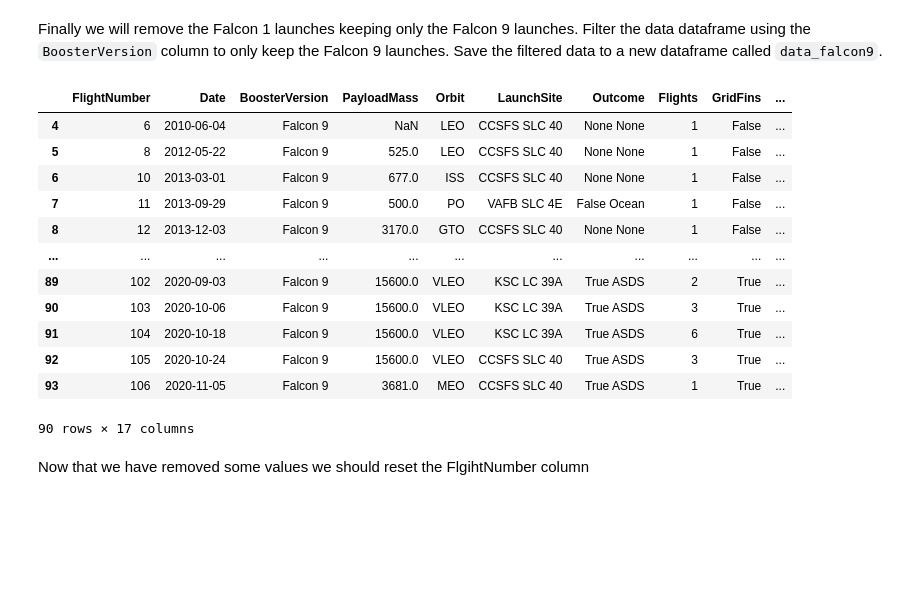
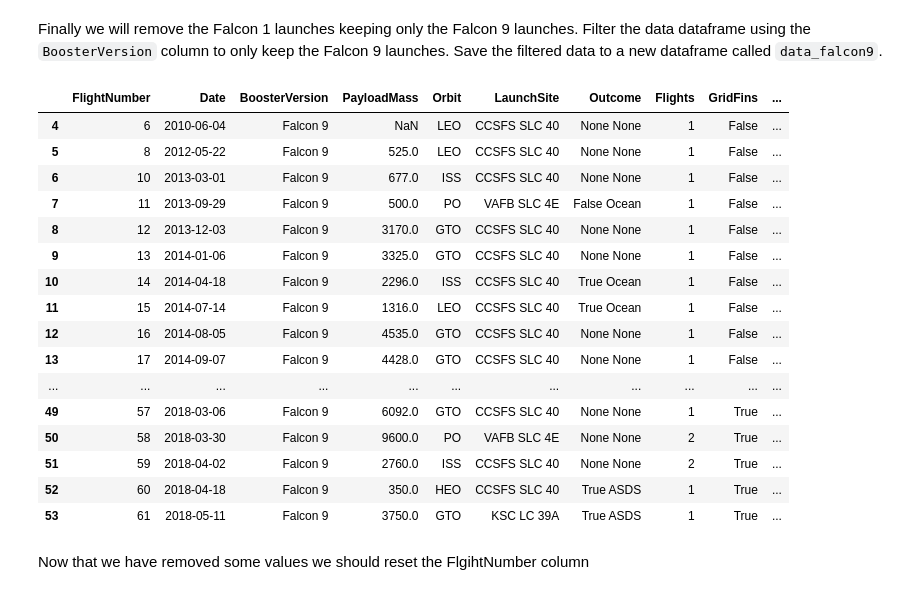
Before and after one commit to J9Grewar/J9Finale, a Jupyter notebook: Final Submission J9.ipynb, the cells around one changed output. Saved outputs shown, nothing was run; the diff lists cells and outputs as text; code cells hidden in the pictures; blank space fills up the shorter version.

```diff
--- a/Final Submission J9.ipynb
+++ b/Final Submission J9.ipynb
@@ -262,22 +262,28 @@ df2.head()
 Finally we will remove the Falcon 1 launches keeping only the Falcon 9 launches. Filter the data dataframe using the <code>BoosterVersion</code> column to only keep the Falcon 9 launches. Save the filtered data to a new dataframe called <code>data_falcon9</code>.
 # %%
 # Hint data['BoosterVersion']!='Falcon 1'
-data_falcon9 = df2['BoosterVersion'] == "Falcon 9"
-df2[data_falcon9]
+indexnames = df2.loc[df2['BoosterVersion']!='Falcon 9'].index
+df2.drop(indexnames, inplace = True)
+data_falcon9 = df2
+data_falcon9.head(50)
 # %% [output]
 |  | FlightNumber | Date | BoosterVersion | PayloadMass | Orbit | LaunchSite | Outcome | Flights | GridFins | ... |
 | 4 | 6 | 2010-06-04 | Falcon 9 | NaN | LEO | CCSFS SLC 40 | None None | 1 | False | ... |
 | 5 | 8 | 2012-05-22 | Falcon 9 | 525.0 | LEO | CCSFS SLC 40 | None None | 1 | False | ... |
 | 6 | 10 | 2013-03-01 | Falcon 9 | 677.0 | ISS | CCSFS SLC 40 | None None | 1 | False | ... |
 | 7 | 11 | 2013-09-29 | Falcon 9 | 500.0 | PO | VAFB SLC 4E | False Ocean | 1 | False | ... |
 | 8 | 12 | 2013-12-03 | Falcon 9 | 3170.0 | GTO | CCSFS SLC 40 | None None | 1 | False | ... |
+| 9 | 13 | 2014-01-06 | Falcon 9 | 3325.0 | GTO | CCSFS SLC 40 | None None | 1 | False | ... |
+| 10 | 14 | 2014-04-18 | Falcon 9 | 2296.0 | ISS | CCSFS SLC 40 | True Ocean | 1 | False | ... |
+| 11 | 15 | 2014-07-14 | Falcon 9 | 1316.0 | LEO | CCSFS SLC 40 | True Ocean | 1 | False | ... |
+| 12 | 16 | 2014-08-05 | Falcon 9 | 4535.0 | GTO | CCSFS SLC 40 | None None | 1 | False | ... |
+| 13 | 17 | 2014-09-07 | Falcon 9 | 4428.0 | GTO | CCSFS SLC 40 | None None | 1 | False | ... |
 | ... | ... | ... | ... | ... | ... | ... | ... | ... | ... | ... |
-| 89 | 102 | 2020-09-03 | Falcon 9 | 15600.0 | VLEO | KSC LC 39A | True ASDS | 2 | True | ... |
-| 90 | 103 | 2020-10-06 | Falcon 9 | 15600.0 | VLEO | KSC LC 39A | True ASDS | 3 | True | ... |
-| 91 | 104 | 2020-10-18 | Falcon 9 | 15600.0 | VLEO | KSC LC 39A | True ASDS | 6 | True | ... |
-| 92 | 105 | 2020-10-24 | Falcon 9 | 15600.0 | VLEO | CCSFS SLC 40 | True ASDS | 3 | True | ... |
-| 93 | 106 | 2020-11-05 | Falcon 9 | 3681.0 | MEO | CCSFS SLC 40 | True ASDS | 1 | True | ... |
+| 49 | 57 | 2018-03-06 | Falcon 9 | 6092.0 | GTO | CCSFS SLC 40 | None None | 1 | True | ... |
+| 50 | 58 | 2018-03-30 | Falcon 9 | 9600.0 | PO | VAFB SLC 4E | None None | 2 | True | ... |
+| 51 | 59 | 2018-04-02 | Falcon 9 | 2760.0 | ISS | CCSFS SLC 40 | None None | 2 | True | ... |
+| 52 | 60 | 2018-04-18 | Falcon 9 | 350.0 | HEO | CCSFS SLC 40 | True ASDS | 1 | True | ... |
+| 53 | 61 | 2018-05-11 | Falcon 9 | 3750.0 | GTO | KSC LC 39A | True ASDS | 1 | True | ... |
-90 rows × 17 columns
 # %% [markdown]
 Now that we have removed some values we should reset the FlgihtNumber column
 # %%
```
Also changed, not shown: parts of 3 cells of this notebook.
